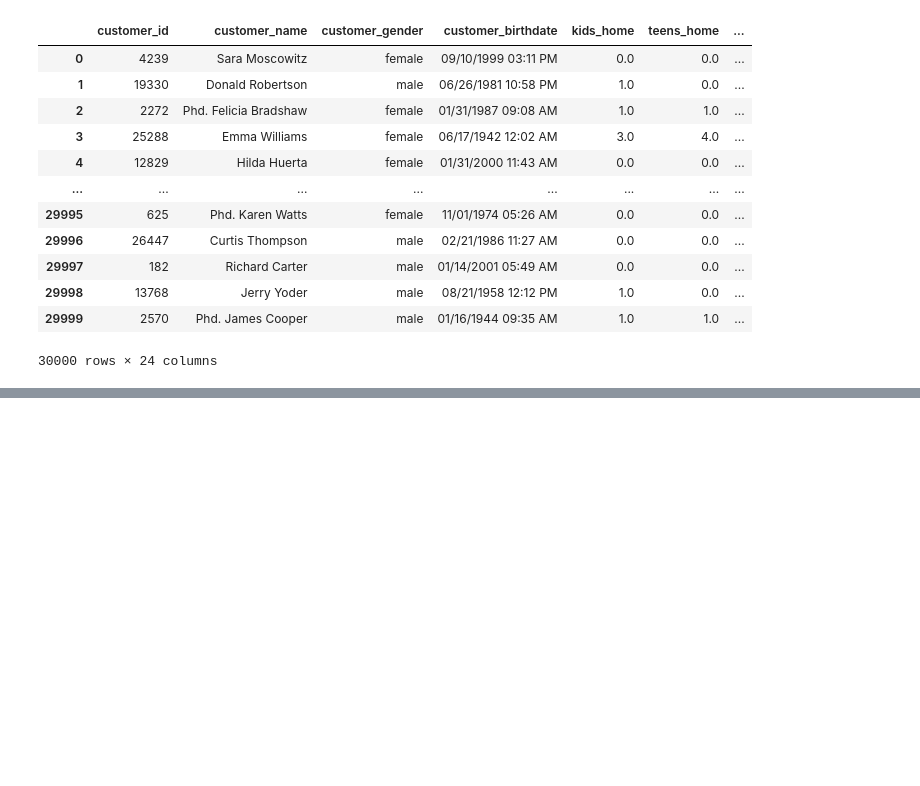
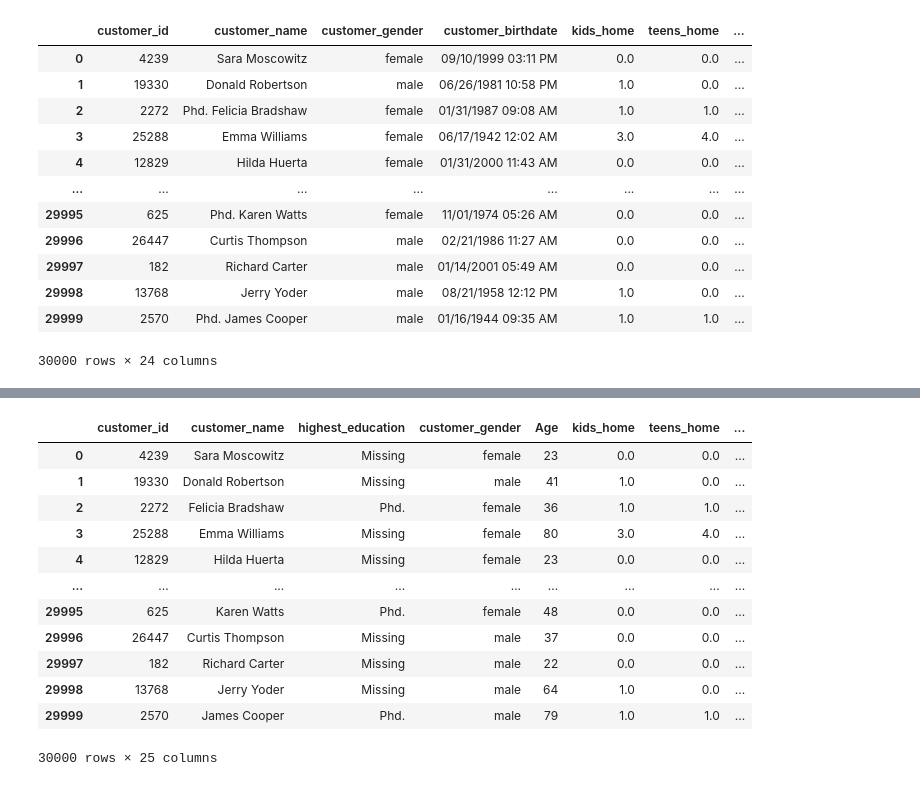
Before and after one commit to MarceloJ18/KeizerKrukis, a Jupyter notebook: proj_code_nb.ipynb, the cells around one changed output, grey strips where cells are left out. Cells and saved outputs as stored; diff of their text form; code cells hidden in the pictures; blank space fills up the shorter version.

Commit message:
Basics 14/03 (Education, Age, Location tbf)

```diff
--- a/proj_code_nb.ipynb
+++ b/proj_code_nb.ipynb
@@ -10,12 +17,12 @@ import pandas as pd
 # %%
-#Dataset Importation
-path = "C:\\Users\\HP\\OneDrive\\Documents\\College Bizzness\\2nd Semester - 2nd Year\\Machine Learning II\\Practical Project Data\\"
+# Dataset Importation
+path = '/Users/marcelojunior/Documents/Nova IMS - Lisboa (2021 - 2024)/4º Semestre/Machine Learning II.nosync/KeizerKrukis/Project Data/'
 
-#Customer Info CSV
+# Customer Info CSV
 customer_info = pd.read_csv(path + "Customer Info Dataset.csv")
 
-#Customer Basket CSV
+# Customer Basket CSV
 customer_basket = pd.read_csv(path + "Customer Basket Dataset.csv")
 
-#Product Mapping Excel File
+# Product Mapping Excel File
 product_mapping = pd.read_excel(path + "Product Mapping Excel File.xlsx")
@@ -46,0 +179,5 @@ replace customer card info / add a different column -> customer card as binary (
+# %%
+# Apply the changes to original customer_info
+customer_info = ci_copy.copy()
+
+customer_info
@@ -46,0 +202,34 @@ replace customer card info / add a different column -> customer card as binary (
+# %%
+# Create a copy for safety again
+ci_copy = customer_info.copy()
+
+# Define the date format and the specified date with the same format
+date_format = "%m/%d/%Y %I:%M %p"
+
+spec_date_str = '03/08/2023 12:00 PM'
+spec_date = datetime.strptime(spec_date_str, date_format)
+
+
+# Define a lambda function to calculate the age from their birth date
+age_calc = lambda x: spec_date.year - datetime.strptime(x, date_format).year - ((spec_date.month, spec_date.day) < (datetime.strptime(x, date_format).month, datetime.strptime(x, date_format).day))
+
+# Modify the customer_birthdate column and renaming it to Age
+ci_copy['customer_birthdate'] = ci_copy['customer_birthdate'].apply(age_calc)
+ci_copy = ci_copy.rename(columns={'customer_birthdate': 'Age'})
+
+# See the updated DataFrame
+ci_copy
+# %% [output]
+|  | customer_id | customer_name | highest_education | customer_gender | Age | kids_home | teens_home | ... |
+| 0 | 4239 | Sara Moscowitz | Missing | female | 23 | 0.0 | 0.0 | ... |
+| 1 | 19330 | Donald Robertson | Missing | male | 41 | 1.0 | 0.0 | ... |
+| 2 | 2272 | Felicia Bradshaw | Phd. | female | 36 | 1.0 | 1.0 | ... |
+| 3 | 25288 | Emma Williams | Missing | female | 80 | 3.0 | 4.0 | ... |
+| 4 | 12829 | Hilda Huerta | Missing | female | 23 | 0.0 | 0.0 | ... |
+| ... | ... | ... | ... | ... | ... | ... | ... | ... |
+| 29995 | 625 | Karen Watts | Phd. | female | 48 | 0.0 | 0.0 | ... |
+| 29996 | 26447 | Curtis Thompson | Missing | male | 37 | 0.0 | 0.0 | ... |
+| 29997 | 182 | Richard Carter | Missing | male | 22 | 0.0 | 0.0 | ... |
+| 29998 | 13768 | Jerry Yoder | Missing | male | 64 | 1.0 | 0.0 | ... |
+| 29999 | 2570 | James Cooper | Phd. | male | 79 | 1.0 | 1.0 | ... |
+30000 rows × 25 columns
```
Also changed, not shown: parts of 19 cells of this notebook.
